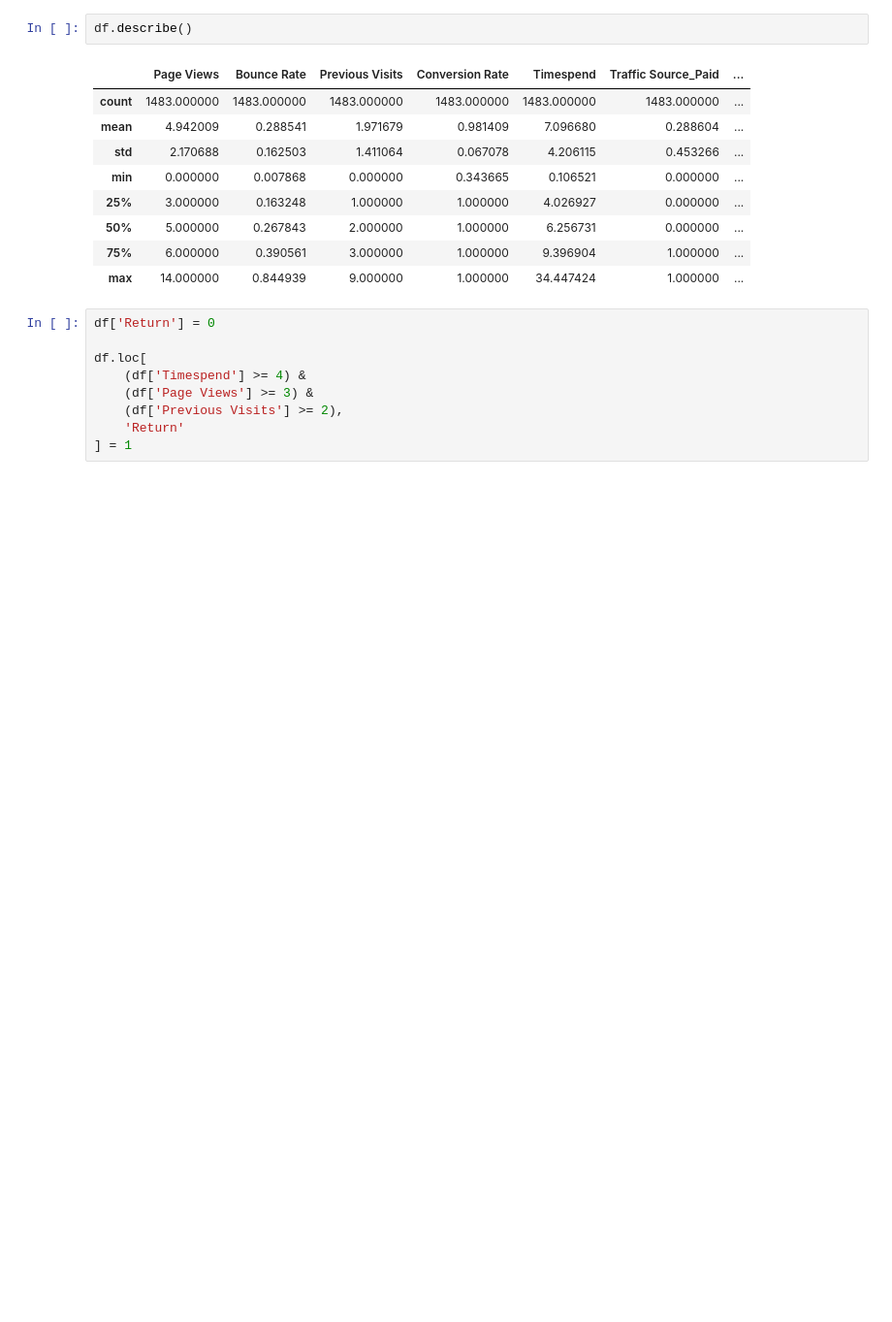
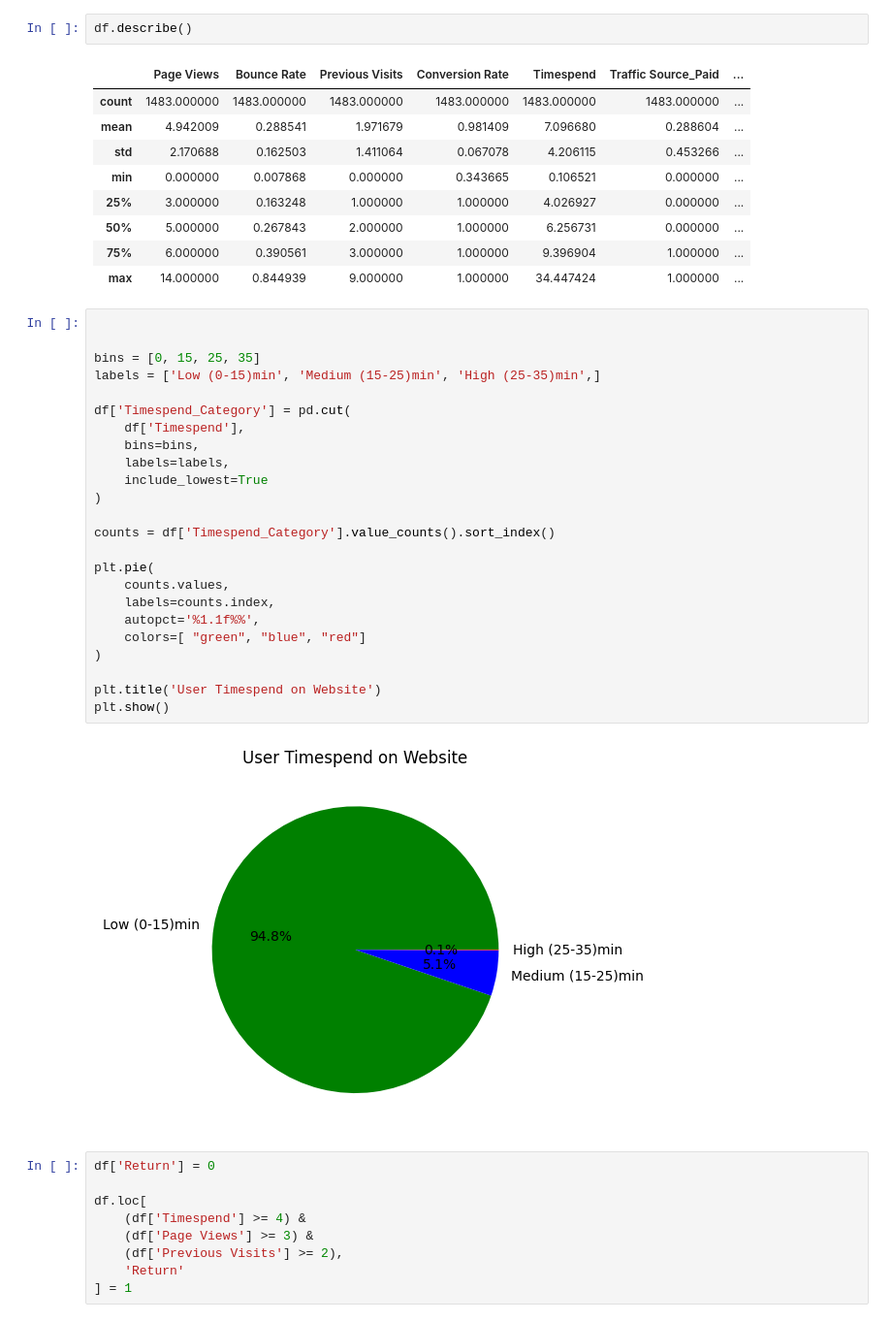
Before and after one commit to Himanshutiwari321/machine--learning-course, a Jupyter notebook: Projects-ML/project3_URP.ipynb, the cells around one changed output. Shown at 97% size. Saved outputs shown, nothing was run; the diff lists cells and outputs as text; blank space fills up the shorter version.

```diff
--- a/Projects-ML/project3_URP.ipynb
+++ b/Projects-ML/project3_URP.ipynb
@@ -34,6 +81,32 @@ df.describe()
 | 50% | 5.000000 | 0.267843 | 2.000000 | 1.000000 | 6.256731 | 0.000000 | ... |
 | 75% | 6.000000 | 0.390561 | 3.000000 | 1.000000 | 9.396904 | 1.000000 | ... |
 | max | 14.000000 | 0.844939 | 9.000000 | 1.000000 | 34.447424 | 1.000000 | ... |
+# %%
+
+
+bins = [0, 15, 25, 35]
+labels = ['Low (0-15)min', 'Medium (15-25)min', 'High (25-35)min',]
+
+df['Timespend_Category'] = pd.cut(
+    df['Timespend'],
+    bins=bins,
+    labels=labels,
+    include_lowest=True
+)
+
+counts = df['Timespend_Category'].value_counts().sort_index()
+
+plt.pie(
+    counts.values,
+    labels=counts.index,
+    autopct='%1.1f%%',
+    colors=[ "green", "blue", "red"]
+)
+
+plt.title('User Timespend on Website')
+plt.show()
+# %% [output]
+[figure, added]
 # %%
 df['Return'] = 0
 
```
Also changed, not shown: parts of 10 cells of this notebook.
